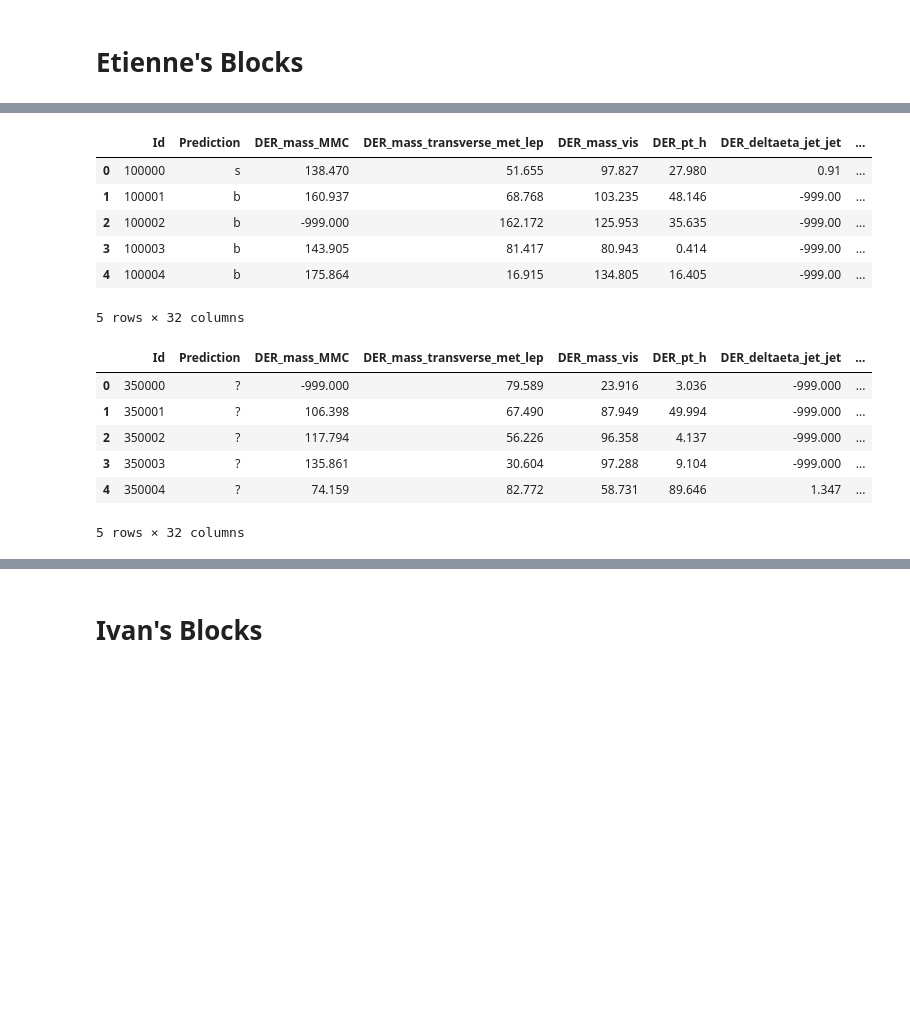
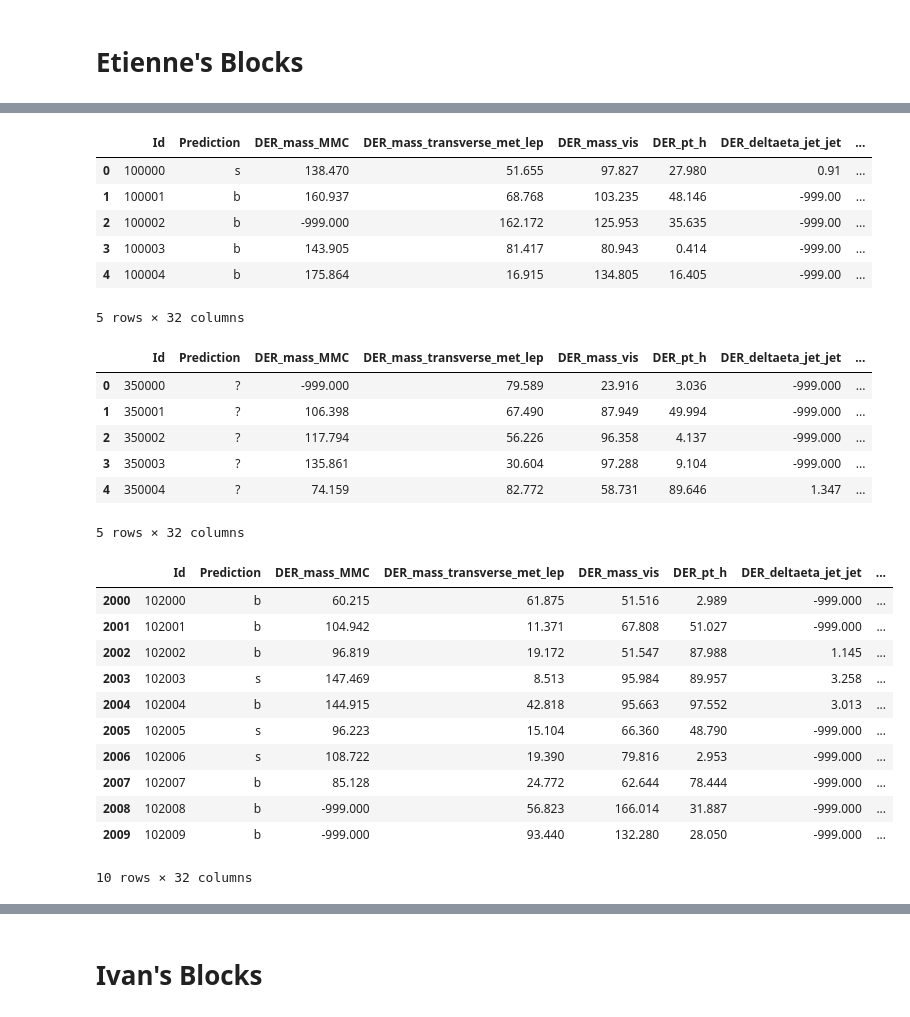
Before and after one commit to rastamoket/ML_project1, a Jupyter notebook: Notebook/Project1.ipynb, the cells around one changed output, grey strips where cells are left out. Cells and saved outputs as stored; diff of their text form; code cells hidden in the pictures; blank space fills up the shorter version.

```diff
--- a/Notebook/Project1.ipynb
+++ b/Notebook/Project1.ipynb
@@ -194,20 +200,36 @@ from helpers import *
 # %%
+'''Simple visualization of the data set. We can see that our first step will be to handle uncomputable values which are
+represented with a value = -999
+'''
 trainData = pd.read_csv("train.csv")
 testData = pd.read_csv("test.csv")
 display(trainData.head(5))
 display(testData.head(5))
+display(trainData[2000:2010])
 # %% [output]
 |  | Id | Prediction | DER_mass_MMC | DER_mass_transverse_met_lep | DER_mass_vis | DER_pt_h | DER_deltaeta_jet_jet | ... |
 | 0 | 100000 | s | 138.470 | 51.655 | 97.827 | 27.980 | 0.91 | ... |
 | 1 | 100001 | b | 160.937 | 68.768 | 103.235 | 48.146 | -999.00 | ... |
 | 2 | 100002 | b | -999.000 | 162.172 | 125.953 | 35.635 | -999.00 | ... |
 | 3 | 100003 | b | 143.905 | 81.417 | 80.943 | 0.414 | -999.00 | ... |
 | 4 | 100004 | b | 175.864 | 16.915 | 134.805 | 16.405 | -999.00 | ... |
 5 rows × 32 columns
 |  | Id | Prediction | DER_mass_MMC | DER_mass_transverse_met_lep | DER_mass_vis | DER_pt_h | DER_deltaeta_jet_jet | ... |
 | 0 | 350000 | ? | -999.000 | 79.589 | 23.916 | 3.036 | -999.000 | ... |
 | 1 | 350001 | ? | 106.398 | 67.490 | 87.949 | 49.994 | -999.000 | ... |
 | 2 | 350002 | ? | 117.794 | 56.226 | 96.358 | 4.137 | -999.000 | ... |
 | 3 | 350003 | ? | 135.861 | 30.604 | 97.288 | 9.104 | -999.000 | ... |
 | 4 | 350004 | ? | 74.159 | 82.772 | 58.731 | 89.646 | 1.347 | ... |
 5 rows × 32 columns
+|  | Id | Prediction | DER_mass_MMC | DER_mass_transverse_met_lep | DER_mass_vis | DER_pt_h | DER_deltaeta_jet_jet | ... |
+| 2000 | 102000 | b | 60.215 | 61.875 | 51.516 | 2.989 | -999.000 | ... |
+| 2001 | 102001 | b | 104.942 | 11.371 | 67.808 | 51.027 | -999.000 | ... |
+| 2002 | 102002 | b | 96.819 | 19.172 | 51.547 | 87.988 | 1.145 | ... |
+| 2003 | 102003 | s | 147.469 | 8.513 | 95.984 | 89.957 | 3.258 | ... |
+| 2004 | 102004 | b | 144.915 | 42.818 | 95.663 | 97.552 | 3.013 | ... |
+| 2005 | 102005 | s | 96.223 | 15.104 | 66.360 | 48.790 | -999.000 | ... |
+| 2006 | 102006 | s | 108.722 | 19.390 | 79.816 | 2.953 | -999.000 | ... |
+| 2007 | 102007 | b | 85.128 | 24.772 | 62.644 | 78.444 | -999.000 | ... |
+| 2008 | 102008 | b | -999.000 | 56.823 | 166.014 | 31.887 | -999.000 | ... |
+| 2009 | 102009 | b | -999.000 | 93.440 | 132.280 | 28.050 | -999.000 | ... |
+10 rows × 32 columns
```
Also changed, not shown: parts of 5 cells of this notebook.
